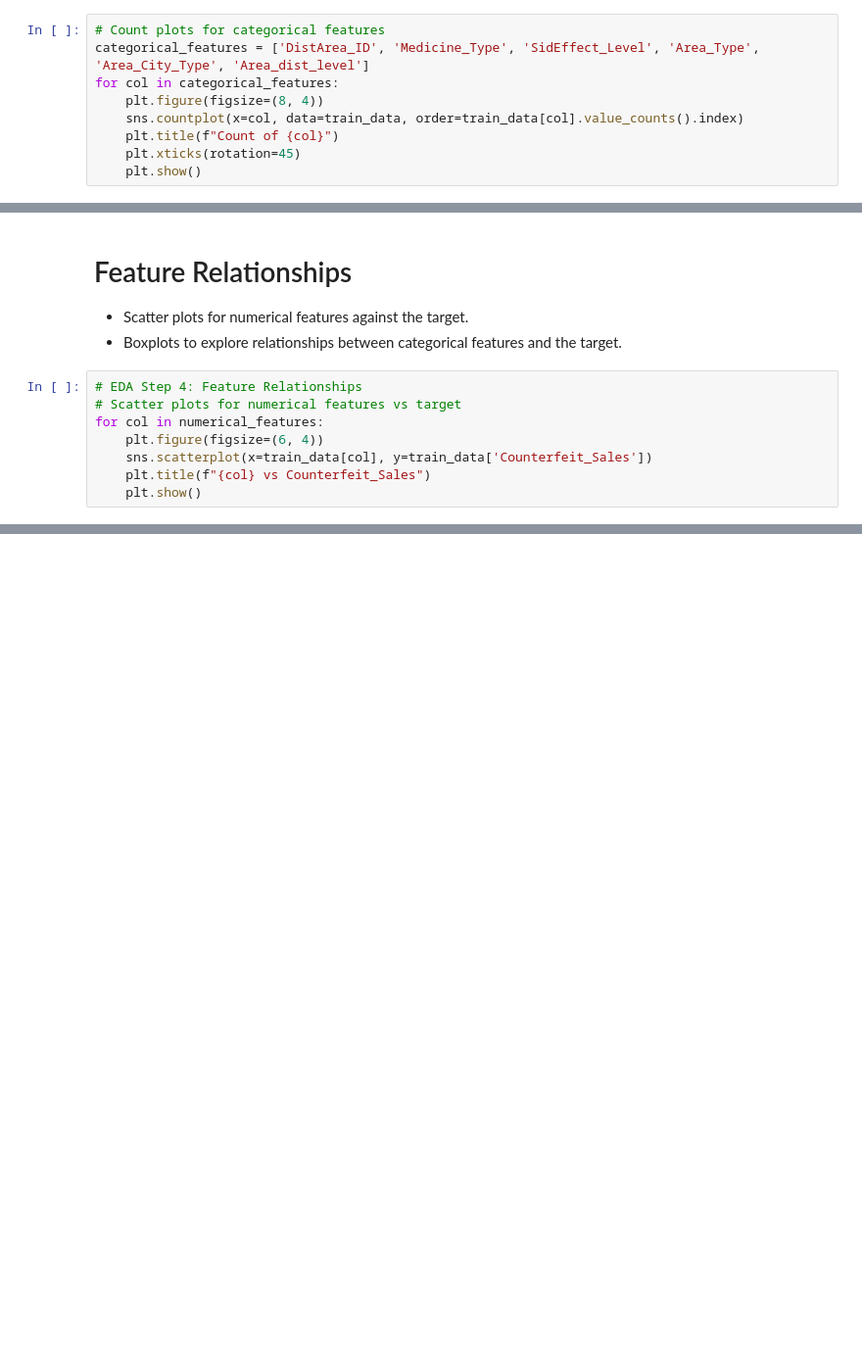
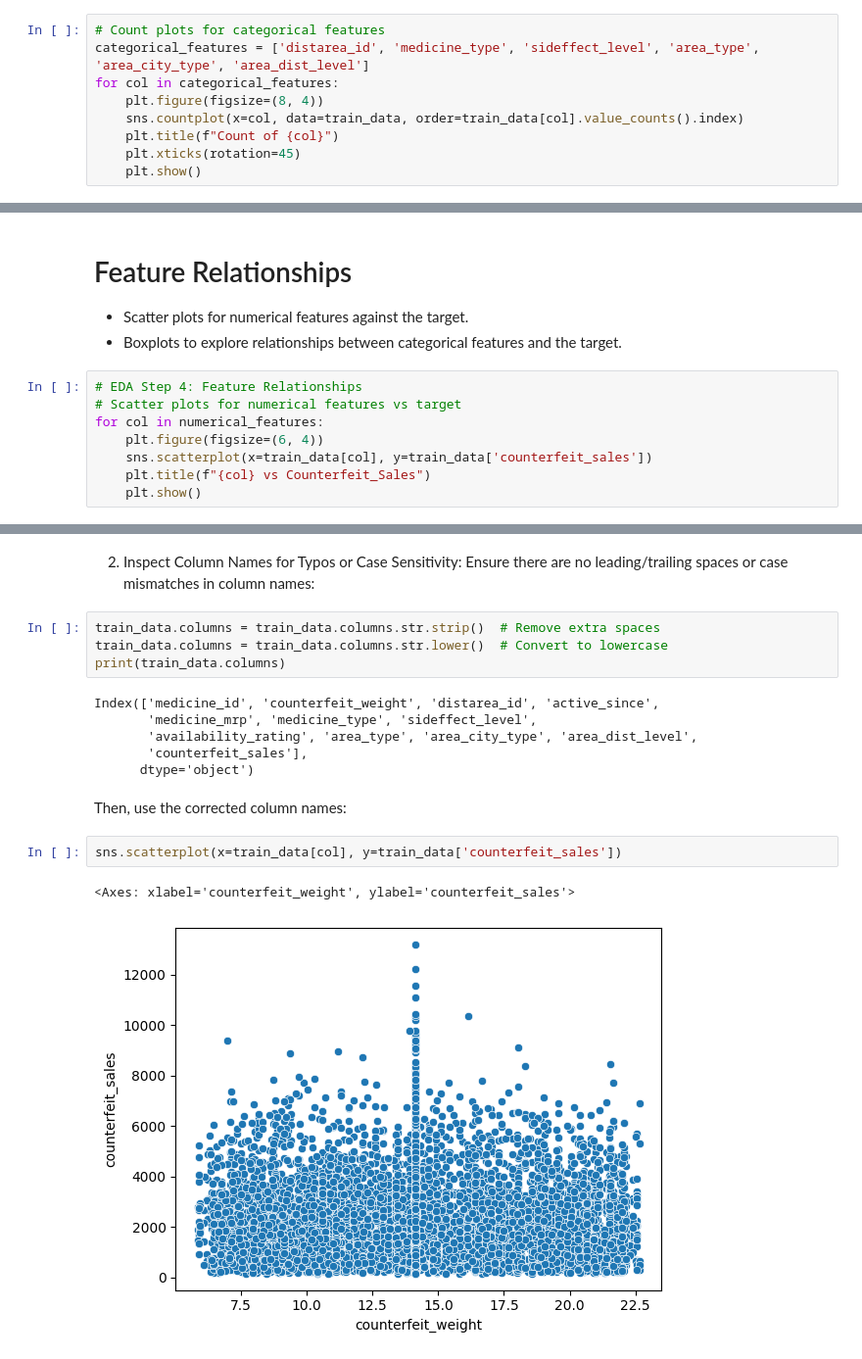
Before and after one commit to DarnasiMadhanMohan/DataScience_Projects, a Jupyter notebook: Counterfeit Medicines Sales Prediction/Project.ipynb, the cells around one changed output, grey strips where cells are left out. Shown at 98% size. Cells and saved outputs as stored; diff of their text form; blank space fills up the shorter version.

```diff
--- a/Counterfeit Medicines Sales Prediction/Project.ipynb
+++ b/Counterfeit Medicines Sales Prediction/Project.ipynb
@@ -107,7 +275,7 @@ for col in numerical_features:
 **This plot visualizes the distribution of numerical features, allowing you to check for skewness or unusual patterns.**
 # %%
 # Count plots for categorical features
-categorical_features = ['DistArea_ID', 'Medicine_Type', 'SidEffect_Level', 'Area_Type', 'Area_City_Type', 'Area_dist_level']
+categorical_features = ['distarea_id', 'medicine_type', 'sideffect_level', 'area_type', 'area_city_type', 'area_dist_level']
 for col in categorical_features:
     plt.figure(figsize=(8, 4))
     sns.countplot(x=col, data=train_data, order=train_data[col].value_counts().index)
@@ -278,7 +446,7 @@ plt.show()
 # Scatter plots for numerical features vs target
 for col in numerical_features:
     plt.figure(figsize=(6, 4))
-    sns.scatterplot(x=train_data[col], y=train_data['Counterfeit_Sales'])
+    sns.scatterplot(x=train_data[col], y=train_data['counterfeit_sales'])
     plt.title(f"{col} vs Counterfeit_Sales")
     plt.show()
 # %% [output]
@@ -286,0 +473,19 @@ KeyError: 'Counterfeit_Weight'
+# %% [markdown]
+2. Inspect Column Names for Typos or Case Sensitivity: Ensure there are no leading/trailing spaces or case mismatches in column names:
+# %%
+train_data.columns = train_data.columns.str.strip()  # Remove extra spaces
+train_data.columns = train_data.columns.str.lower()  # Convert to lowercase
+print(train_data.columns)
+# %% [output]
+Index(['medicine_id', 'counterfeit_weight', 'distarea_id', 'active_since',
+       'medicine_mrp', 'medicine_type', 'sideffect_level',
+       'availability_rating', 'area_type', 'area_city_type', 'area_dist_level',
+       'counterfeit_sales'],
+      dtype='object')
+# %% [markdown]
+Then, use the corrected column names:
+# %%
+sns.scatterplot(x=train_data[col], y=train_data['counterfeit_sales'])
+# %% [output]
+<Axes: xlabel='counterfeit_weight', ylabel='counterfeit_sales'>
+[figure, added]
```
Also changed, not shown: parts of 92 cells of this notebook.
